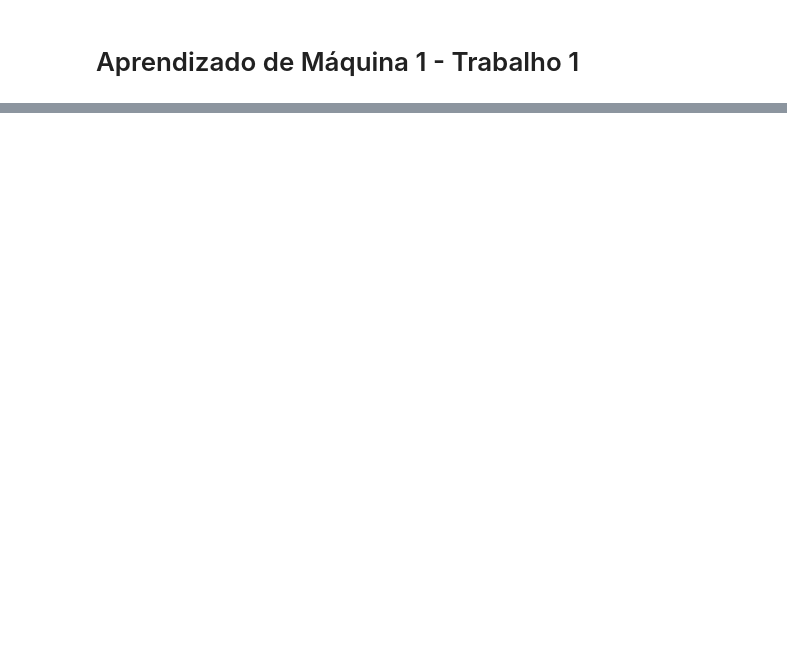
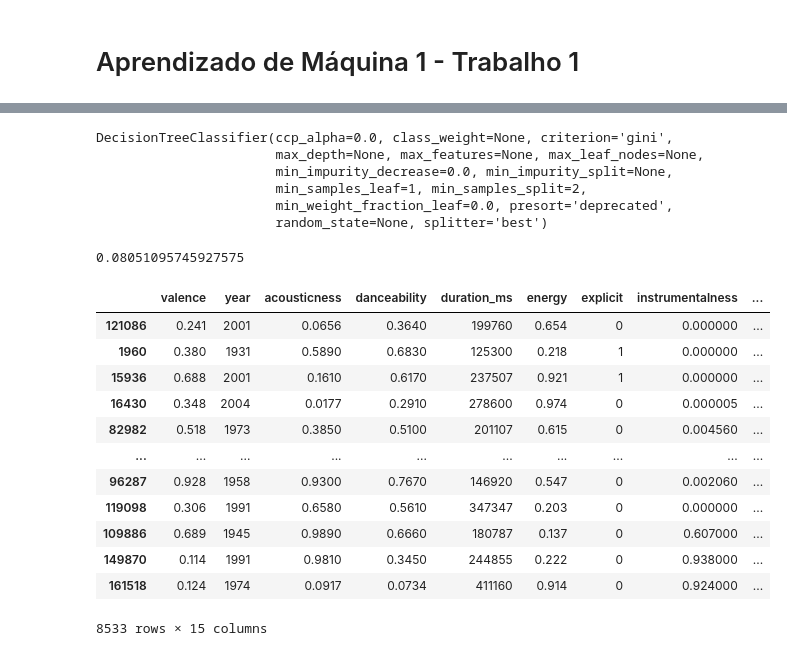
Before and after one commit to DaanMoura/AprendizadoDeMaquina, a Jupyter notebook: AM1_SpotifyData.ipynb, the cells around one changed output, grey strips where cells are left out. Cells and saved outputs as stored; diff of their text form; code cells hidden in the pictures; blank space fills up the shorter version.

```diff
--- a/AM1_SpotifyData.ipynb
+++ b/AM1_SpotifyData.ipynb
@@ -28,3 +32,8 @@ spotify.describe()
 | 50% | 0.540000 | 1977.000000 | 0.516000 | 0.548000 | 2.074670e+05 | 0.471000 | 0.000000 | 0.000216 | ... |
 | 75% | 0.747000 | 1999.000000 | 0.893000 | 0.668000 | 2.624000e+05 | 0.703000 | 0.000000 | 0.102000 | ... |
 | max | 1.000000 | 2020.000000 | 0.996000 | 0.988000 | 5.403500e+06 | 1.000000 | 1.000000 | 1.000000 | ... |
+# %%
+df = spotify.sample(frac=0.2)
+df = df.drop(["id","name", "release_date"], axis=1)
+
+df.head(10)
@@ -30,0 +64,36 @@ spotify.describe()
+# %%
+to_predict = "artists"
+X = df.drop([to_predict], axis=1)
+y = df[to_predict]
+
+X_train, X_test, y_train, y_test = train_test_split(X,y)
+# %%
+tree = DecisionTreeClassifier()
+tree.fit(X_train, y_train)
+# %% [output]
+DecisionTreeClassifier(ccp_alpha=0.0, class_weight=None, criterion='gini',
+                       max_depth=None, max_features=None, max_leaf_nodes=None,
+                       min_impurity_decrease=0.0, min_impurity_split=None,
+                       min_samples_leaf=1, min_samples_split=2,
+                       min_weight_fraction_leaf=0.0, presort='deprecated',
+                       random_state=None, splitter='best')
+# %%
+accuracy_score(y_test, tree.predict(X_test))
+# %% [output]
+0.08051095745927575
+# %%
+X_test
+# %% [output]
+|  | valence | year | acousticness | danceability | duration_ms | energy | explicit | instrumentalness | ... |
+| 121086 | 0.241 | 2001 | 0.0656 | 0.3640 | 199760 | 0.654 | 0 | 0.000000 | ... |
+| 1960 | 0.380 | 1931 | 0.5890 | 0.6830 | 125300 | 0.218 | 1 | 0.000000 | ... |
+| 15936 | 0.688 | 2001 | 0.1610 | 0.6170 | 237507 | 0.921 | 1 | 0.000000 | ... |
+| 16430 | 0.348 | 2004 | 0.0177 | 0.2910 | 278600 | 0.974 | 0 | 0.000005 | ... |
+| 82982 | 0.518 | 1973 | 0.3850 | 0.5100 | 201107 | 0.615 | 0 | 0.004560 | ... |
+| ... | ... | ... | ... | ... | ... | ... | ... | ... | ... |
+| 96287 | 0.928 | 1958 | 0.9300 | 0.7670 | 146920 | 0.547 | 0 | 0.002060 | ... |
+| 119098 | 0.306 | 1991 | 0.6580 | 0.5610 | 347347 | 0.203 | 0 | 0.000000 | ... |
+| 109886 | 0.689 | 1945 | 0.9890 | 0.6660 | 180787 | 0.137 | 0 | 0.607000 | ... |
+| 149870 | 0.114 | 1991 | 0.9810 | 0.3450 | 244855 | 0.222 | 0 | 0.938000 | ... |
+| 161518 | 0.124 | 1974 | 0.0917 | 0.0734 | 411160 | 0.914 | 0 | 0.924000 | ... |
+8533 rows × 15 columns
```
Also changed, not shown: parts of 5 cells of this notebook.
